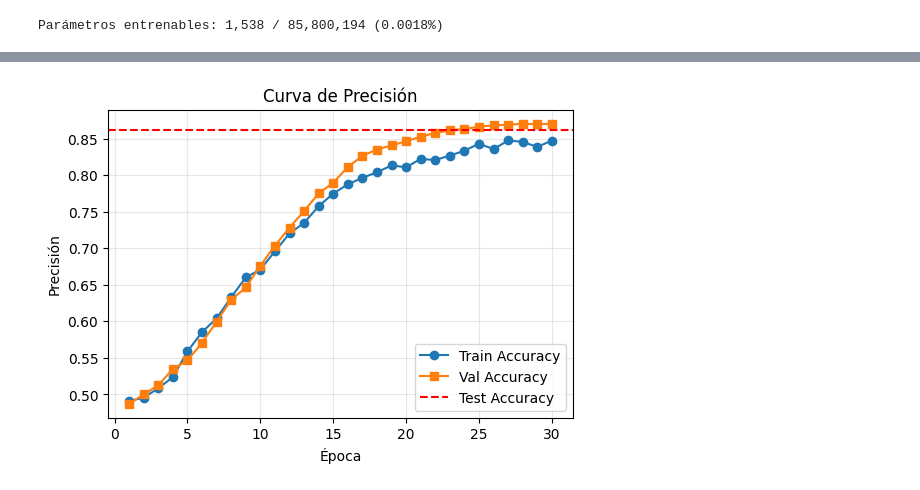
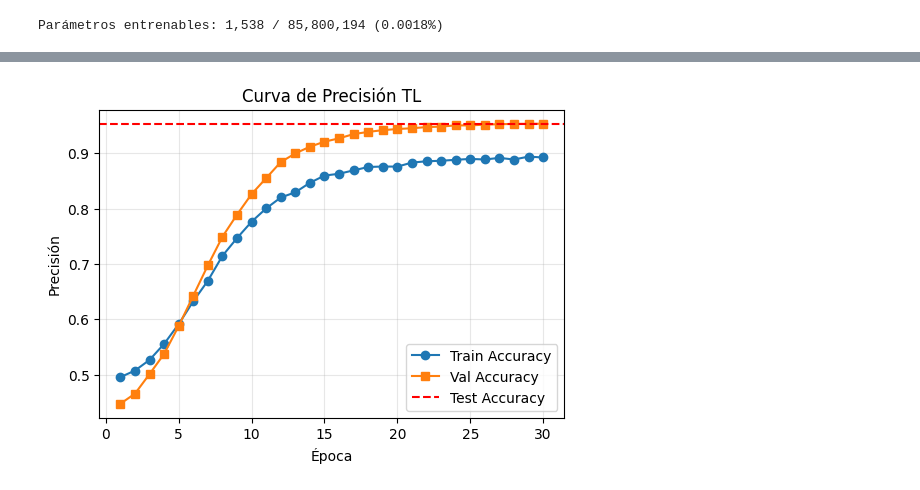
Before and after one commit to vit-cp-bd/TIC-2026, a Jupyter notebook: code/ViT_calidad_papas.ipynb, the cells around one changed output, grey strips where cells are left out. Saved outputs shown, nothing was run; the diff lists cells and outputs as text; code cells hidden in the pictures.

```diff
--- a/code/ViT_calidad_papas.ipynb
+++ b/code/ViT_calidad_papas.ipynb
@@ -632,6 +1156,7 @@ def entrenar_modelo(
 
     return df_historia, mejores_metricas
 
+
 # ================================================
 # configuración de ENTRENAMIENTO TRANSFER LEARNING
 # ================================================
@@ -657,7 +1182,7 @@ historia_tl, mejores_metricas_tl = entrenar_modelo(
     optimizador=optimizador,
     metricas=metricas,
     config=config_tlr,
-    ruta_ckpt=CHECKPOINT_RUTA,
+    ruta_ckpt=CHECKPOINT_TL,
     dispositivo=dispositivo,
     programador=programador,
     escala=escala,
@@ -948,63 +1538,84 @@ En esta sección se presentan las gráficas de pérdida correspondientes al entr
 # %%
-# Asegurar que 'epoca' sea numérica
+# asegurar que 'epoca' sea numérica
 historia_tl["epoca"] = pd.to_numeric(historia_tl["epoca"], errors="coerce")
-historia_tl = historia_tl.dropna(sub_conjunto=["epoca"])
+historia_tl = historia_tl.dropna(subset=["epoca"])
 
-# Gráfica de Pérdida (Train, Val, Test)
-plt.figure(figsize=(6,4))
-plt.plot(historia_tl.epoca, historia_tl.train_perdida, label="Train Pérdida", marker="o")
+# gráfica de Pérdida (Train, Val, Test)
+plt.figure(figsize=(6, 4))
+plt.plot(
+    historia_tl.epoca, historia_tl.train_perdida, label="Train Pérdida", marker="o"
+)
 plt.plot(historia_tl.epoca, historia_tl.val_perdida, label="Val Pérdida", marker="s")
-# Línea horizontal para test
-plt.axhline(y=df_test.test_perdida.iloc[0], color="red", linestyle="--", label="Test Pérdida")
+# línea horizontal para test
+plt.axhline(
+    y=df_test_tl.test_perdida.iloc[0], color="red", linestyle="--", label="Test Pérdida"
+)
 plt.xlabel("Época")
 plt.ylabel("Pérdida")
-plt.title("Curva de Pérdida")
+plt.title("Curva de Pérdida TL")
 plt.legend()
 plt.grid(True, alpha=0.3)
 plt.show()
 
-# Gráfica de Accuracy (Train, Val, Test)
-plt.figure(figsize=(6,4))
+# gráfica de Accuracy (Train, Val, Test)
+plt.figure(figsize=(6, 4))
 plt.plot(historia_tl.epoca, historia_tl.train_acc, label="Train Accuracy", marker="o")
 plt.plot(historia_tl.epoca, historia_tl.val_acc, label="Val Accuracy", marker="s")
-# Línea horizontal para test
-plt.axhline(y=df_test.test_acc.iloc[0], color="red", linestyle="--", label="Test Accuracy")
+# línea horizontal para test
+plt.axhline(
+    y=df_test_tl.test_acc.iloc[0], color="red", linestyle="--", label="Test Accuracy"
+)
 plt.xlabel("Época")
 plt.ylabel("Precisión")
-plt.title("Curva de Precisión")
+plt.title("Curva de Precisión TL")
 plt.legend()
 plt.grid(True, alpha=0.3)
 plt.show()
 
-# Gráfica de F1-Score (Train, Val, Test)
-plt.figure(figsize=(6,4))
+# gráfica de F1-Score (Train, Val, Test)
+plt.figure(figsize=(6, 4))
 plt.plot(historia_tl.epoca, historia_tl.train_f1, label="Train F1", marker="o")
 plt.plot(historia_tl.epoca, historia_tl.val_f1, label="Val F1", marker="s")
-# Línea horizontal para test
-plt.axhline(y=df_test.test_f1.iloc[0], color="red", linestyle="--", label="Test F1",alpha=0.5)
+
+# línea horizontal para test
+plt.axhline(
+    y=df_test_tl.test_f1.iloc[0],
+    color="red",
+    linestyle="--",
+    label="Test F1",
+    alpha=0.5,
+)
 plt.xlabel("Época")
 plt.ylabel("F1-Score")
-plt.title("Curva de F1-Score")
+plt.title("Curva de F1-Score TL")
 plt.legend()
 plt.grid(True, alpha=0.3)
 plt.show()
 
-plt.figure(figsize=(6,4))
-valores = [df_test.test_perdida.iloc[0], df_test.test_acc.iloc[0], df_test.test_f1.iloc[0], df_test.test_recall.iloc[0], df_test.test_precision.iloc[0]]
-etiq = ["Pérdida","Accuracy","F1-Score", 'Recall', 'Precision']
-barras = plt.bar(etiq, valores, color=["red","black","cyan","yellow",'purple'])
+plt.figure(figsize=(6, 4))
+valores = [
+    df_test_tl.test_perdida.iloc[0],
+    df_test_tl.test_acc.iloc[0],
+    df_test_tl.test_f1.iloc[0],
+    df_test_tl.test_recall.iloc[0],
+    df_test_tl.test_precision.iloc[0],
+]
+etiq = ["Pérdida", "Accuracy", "F1-Score", "Recall", "Precision"]
+barras = plt.bar(etiq, valores, color=["red", "black", "cyan", "yellow", "purple"])
 plt.title("Métricas en Test")
-# Añadir los valores encima de cada barra
+
+# añadir los valores sobre cada barra
 for bar, valor, etiqueta in zip(barras, valores, etiq):
     if etiqueta == "Pérdida":
-      texto = f"{valor:.6f}"
+        texto = f"{valor:.6f}"
     else:
-      texto = f"{valor*100:.2f}%"
+        texto = f"{valor*100:.2f}%"
     plt.text(
-        bar.get_x() + bar.get_width()/2,   # posición x centrada
-        bar.get_height(), # posición y en la altura de la barra
-        texto, # formato del valor
-        ha="center", va="bottom"           # alineación horizontal y vertical
+        bar.get_x() + bar.get_width() / 2,  # posición x centrada
+        bar.get_height(),  # posición y en la altura de la barra
+        texto,  # formato del valor
+        ha="center",
+        va="bottom",  # alineación horizontal y vertical
     )
 plt.show()
 # %% [output]
@@ -1012 +1623 @@ plt.show()
-[figure, old version]
+[figure, new version]
```
Also changed, not shown: parts of 45 cells of this notebook.
